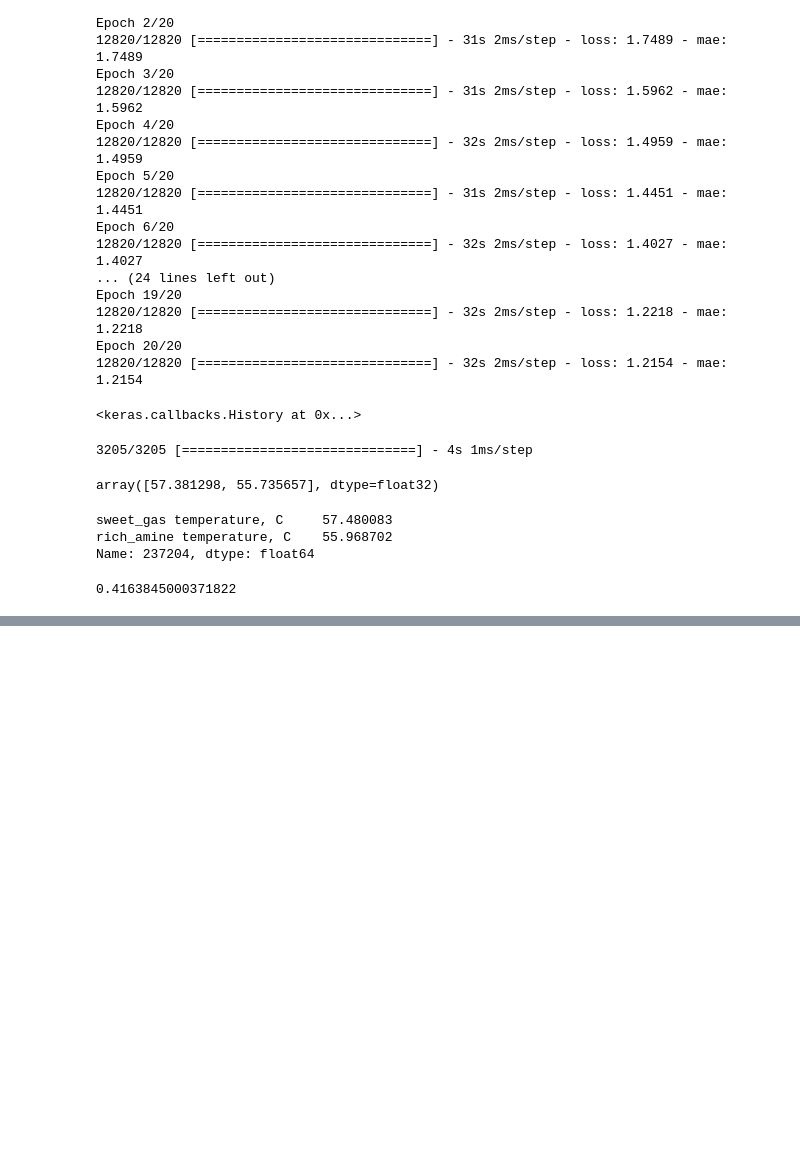
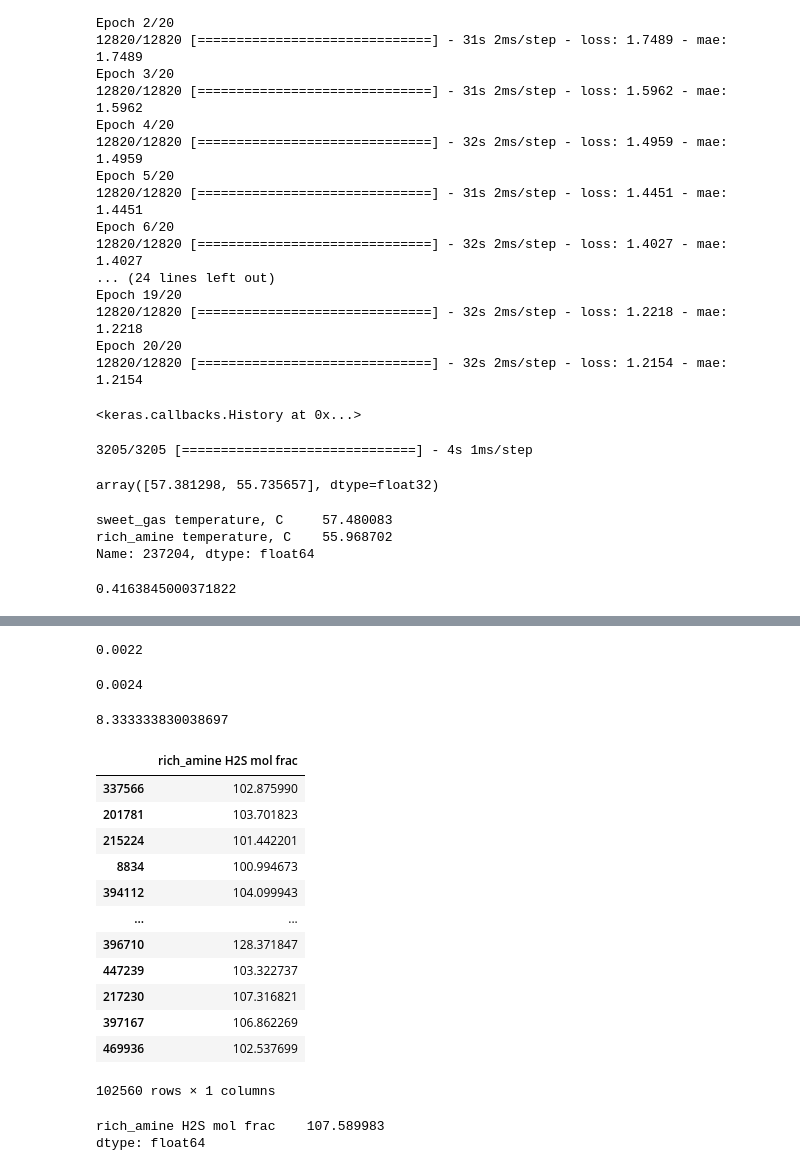
Before and after one commit to Rus-tam/AI_models, a Jupyter notebook: amine_treatment_05_12_2023.ipynb, the cells around one changed output, grey strips where cells are left out. Cells and saved outputs as stored; diff of their text form; code cells hidden in the pictures; blank space fills up the shorter version.

```diff
--- a/amine_treatment_05_12_2023.ipynb
+++ b/amine_treatment_05_12_2023.ipynb
@@ -172,0 +304,24 @@ prod_temp_model.save('./models/amine_treatment/amine_treatment_prod_temp_model.h
+# %%
+# Set random set
+tf.random.set_seed(42)
+
+# 1. Create a model
+lean_amine_h2s_model = tf.keras.Sequential([
+    tf.keras.layers.Dense(26, activation='relu'),
+    tf.keras.layers.Dense(200, activation='relu'),
+    tf.keras.layers.Dense(200, activation='relu'),
+    tf.keras.layers.Dense(200, activation='relu'),
+    tf.keras.layers.Dense(100, activation='relu'),
+    tf.keras.layers.Dense(50, activation='relu'),
+    tf.keras.layers.Dense(1)
+])
+
+# 2. Compile the model
+lean_amine_h2s_model.compile(
+    loss='mae',
+    optimizer=tf.keras.optimizers.Adam(learning_rate=0.001),
+    metrics=['mae']
+)
+
+# 3. Fit the model
+lean_amine_h2s_model.fit(X_train_normal, y_train, epochs=20)
@@ -172,0 +347,2 @@ prod_temp_model.save('./models/amine_treatment/amine_treatment_prod_temp_model.h
+# %%
+y_pred = lean_amine_h2s_model.predict(X_test_normal)
@@ -172,0 +351,37 @@ prod_temp_model.save('./models/amine_treatment/amine_treatment_prod_temp_model.h
+# %%
+x = 123
+pred = y_pred[x][0].round(4)
+pred
+# %% [output]
+0.0022
+# %%
+test = round(y_test["rich_amine H2S mol frac"].tolist()[x], 4)
+test
+# %% [output]
+0.0024
+# %%
+100 - (pred * 100) / test
+# %% [output]
+8.333333830038697
+# %%
+error = (y_pred * 100) / y_test
+error
+# %% [output]
+|  | rich_amine H2S mol frac |
+| 337566 | 102.875990 |
+| 201781 | 103.701823 |
+| 215224 | 101.442201 |
+| 8834 | 100.994673 |
+| 394112 | 104.099943 |
+| ... | ... |
+| 396710 | 128.371847 |
+| 447239 | 103.322737 |
+| 217230 | 107.316821 |
+| 397167 | 106.862269 |
+| 469936 | 102.537699 |
+102560 rows × 1 columns
+# %%
+error.mean()
+# %% [output]
+rich_amine H2S mol frac    107.589983
+dtype: float64
```
Also changed, not shown: parts of 18 cells of this notebook, 1 other file.
